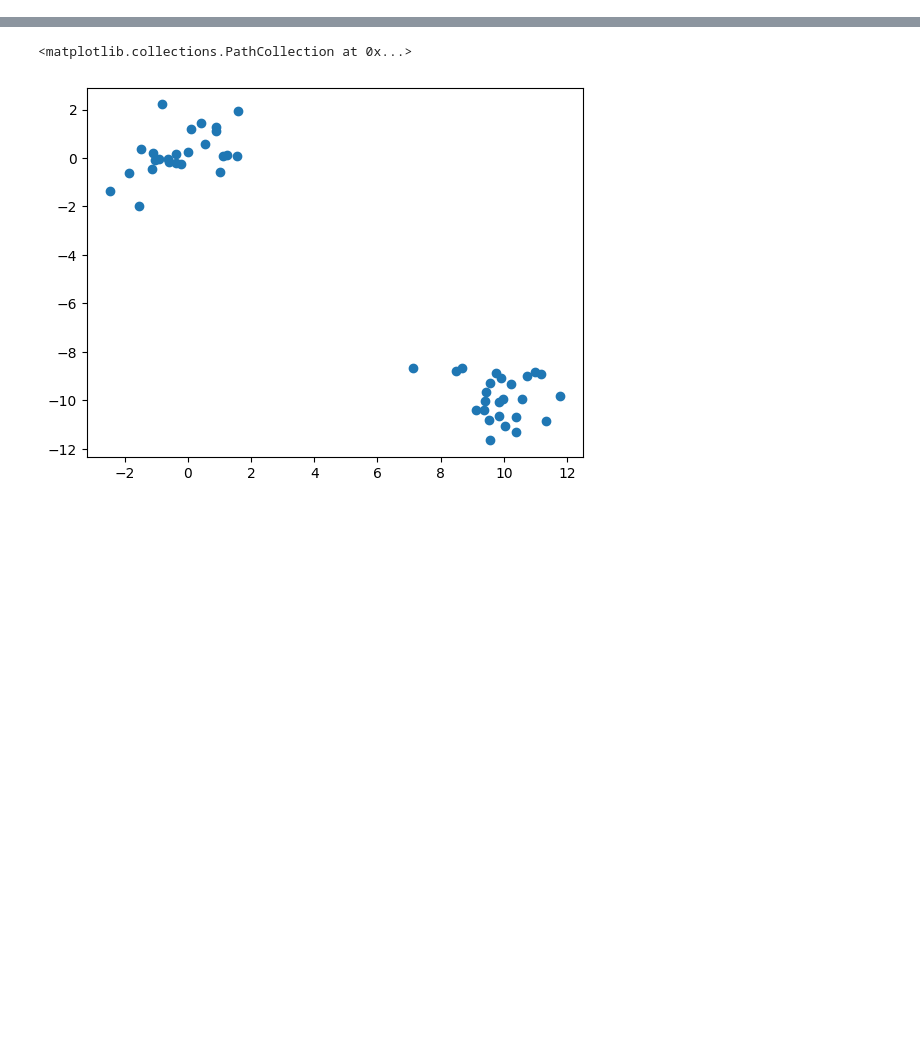
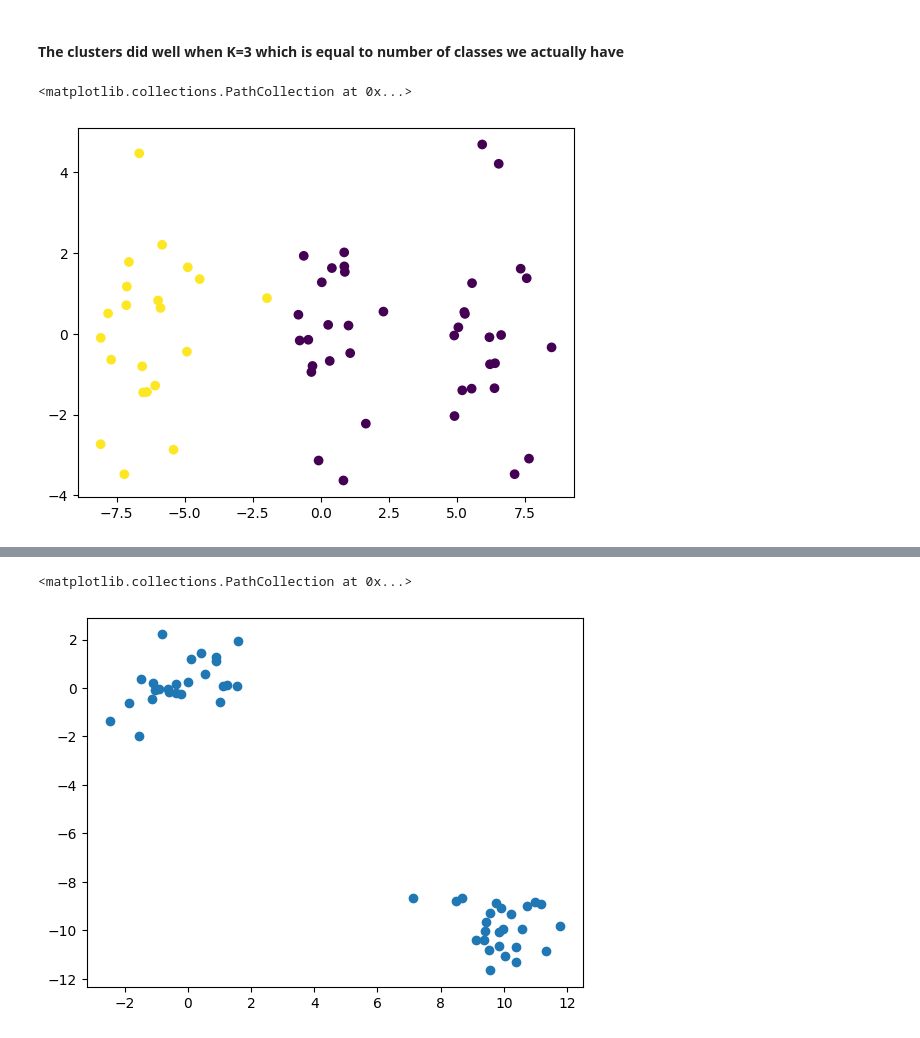
Before and after one commit to WojciechPtas/eml2022, a Jupyter notebook: ExerciseSheet_05/Practical_assignment5.ipynb, the cells around one changed output, grey strips where cells are left out. Cells and saved outputs as stored; diff of their text form; code cells hidden in the pictures; blank space fills up the shorter version.

```diff
--- a/ExerciseSheet_05/Practical_assignment5.ipynb
+++ b/ExerciseSheet_05/Practical_assignment5.ipynb
@@ -15,0 +30,10 @@ from sklearn.cluster import KMeans
+# %% [markdown]
+#### The clusters did well when K=3 which is equal to number of classes we actually have
+# %%
+kmc = KMeans(n_clusters=2)
+kmc.fit(X)
+kmc.labels_
+plt.scatter(X_copy[:,0], X_copy[:,1], c=kmc.labels_)
+# %% [output]
+<matplotlib.collections.PathCollection at 0x...>
+[figure, added]
```
Also changed, not shown: parts of 20 cells of this notebook.
